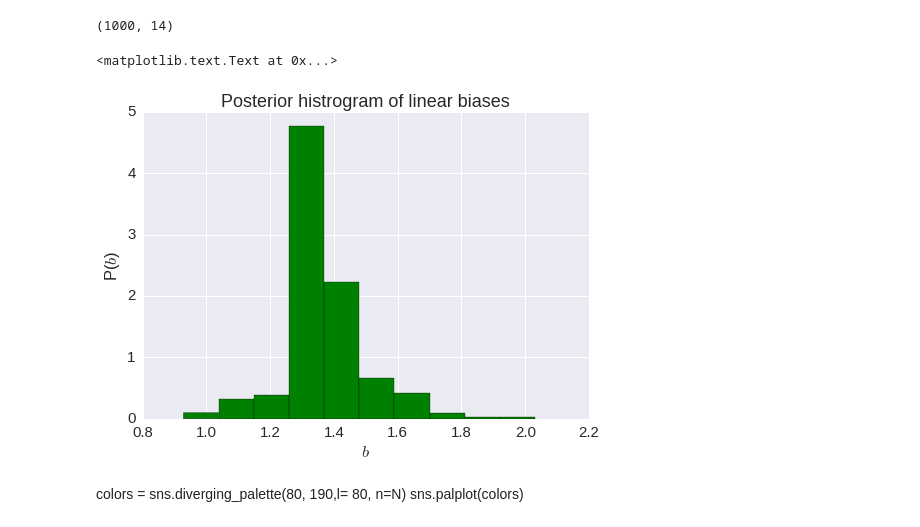
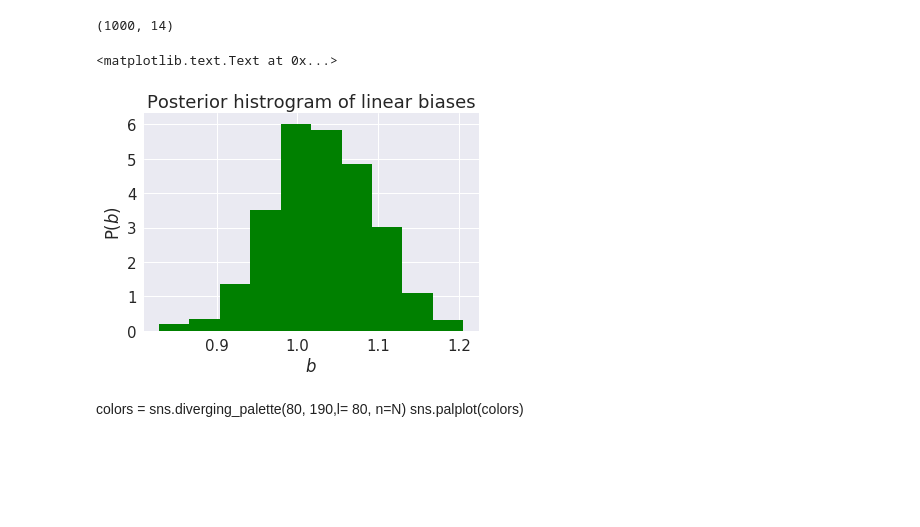
Before and after one commit to mclaughlin6464/pearce, a Jupyter notebook: notebooks/b(r,HOD) from Chains.ipynb, the cells around one changed output. Cells and saved outputs as stored; diff of their text form; code cells hidden in the pictures; blank space fills up the shorter version.

```diff
--- a/notebooks/b(r,HOD) from Chains.ipynb
+++ b/notebooks/b(r,HOD) from Chains.ipynb
@@ -31,6 +31,5 @@ print chain.shape
 # %%
-ordered_param_names = param_names = ['logMmin','mean_occupation_centrals_assembias_param1', 'f_c', 'logM0', 'sigma_logM',
-                                     'mean_occupation_satellites_assembias_param1',     'logM1',   'alpha']
+ordered_param_names = param_names = ['logMmin', 'f_c', 'logM0', 'sigma_logM',  'logM1',   'alpha']
 # %%
 rbins = np.logspace(-1,1.5,15)
 rbc = (rbins[1:]+rbins[:-1])/2
@@ -37,12 +46,12 @@ rbc = (rbins[1:]+rbins[:-1])/2
 # %%
-biases = []
+xis = []
 indicies = np.random.choice(chain.shape[0], size = 1000, replace = False)
 for i, row in enumerate(chain[indicies]):
     print i
     hod_params = dict(zip(ordered_param_names, row))
     cat.populate(hod_params)
-    bias = cat.calc_bias(rbins, use_corrfunc = False)
-    biases.append(bias)
+    xi = cat.calc_xi(rbins, use_corrfunc = False, do_jackknife=False)
+    xis.append(xi)
     #plt.plot(rbc, bias, alpha = 0.1, color = 'b')
 # %% [output]
 0
@@ -81,0 +87,2 @@ plt.show()
+# %%
+xi_mm = cat.calc_xi_mm(rbins)
@@ -82,16 +112,16 @@ plt.show()
 # %%
-biases = np.array(biases)
-biases.shape
+xis = np.array(xis)
+xis.shape
 # %% [output]
 (1000, 14)
 # %%
-plt.hist(np.sqrt(biases[:,-1]), color = 'g', bins =10, normed = True);
+plt.hist(np.sqrt(xis[:,-1]/xi_mm[-1]), color = 'g', bins =10, normed = True);
 plt.xlabel(r"$b$")
 plt.ylabel(r"P($b$)")
 plt.title("Posterior histrogram of linear biases")
 # %% [output]
 <matplotlib.text.Text at 0x...>
-[figure, old version]
+[figure, new version]
 # %% [markdown]
 colors = sns.diverging_palette(80, 190,l= 80, n=N)
 sns.palplot(colors)
```
Also changed, not shown: parts of 9 cells of this notebook, 2 other files.
